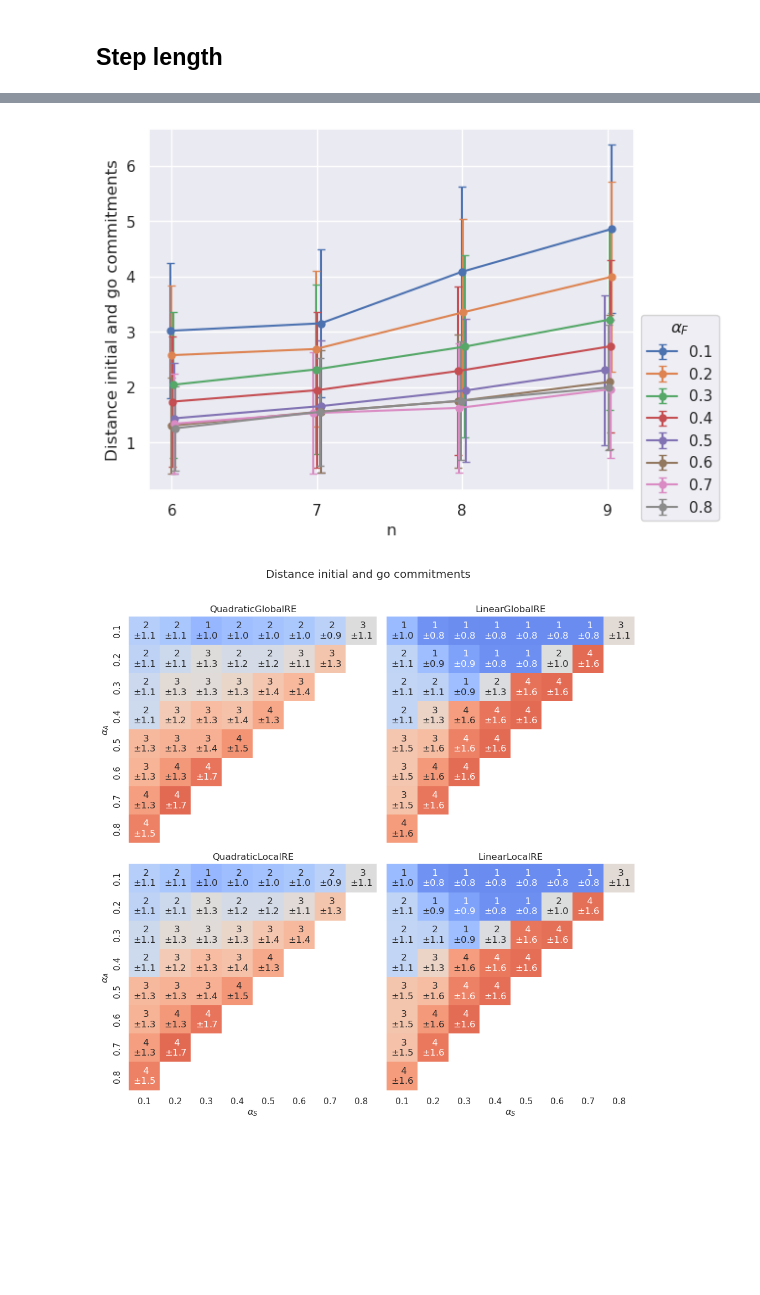
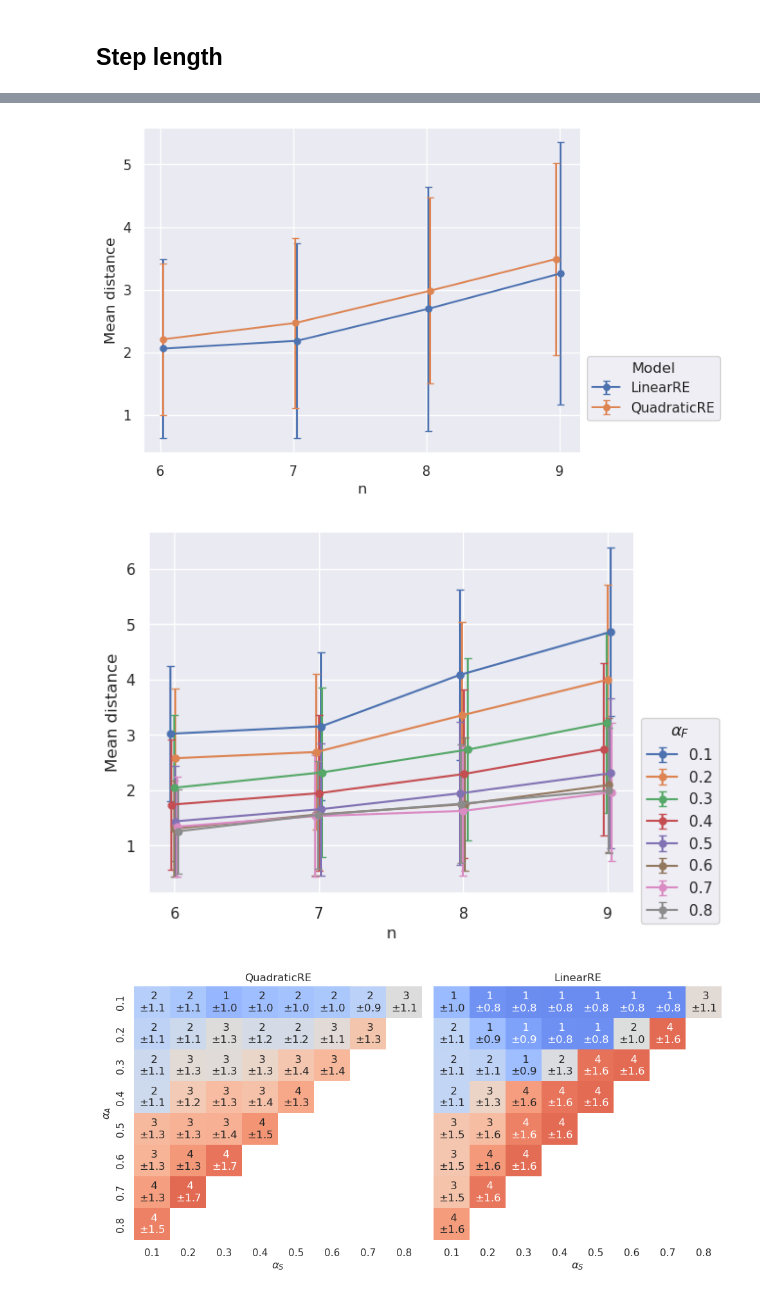
Before and after one commit to re-models/re-technical-report, a Jupyter notebook: notebooks/chapter_general-props.ipynb, the cells around one changed output, grey strips where cells are left out. Cells and saved outputs as stored; diff of their text form; code cells hidden in the pictures; blank space fills up the shorter version.

```diff
--- a/notebooks/chapter_general-props.ipynb
+++ b/notebooks/chapter_general-props.ipynb
@@ -36,9 +39,9 @@ figures_output_dir = path.join(Path(getcwd()).parent.absolute(), "report", "figu
 # %%
 usecols = ['model_name', 'ds', 'init_coms', 'n_sentence_pool', 'error_code' , 'process_length',
            'coms_evolution', 'weight_account', 'weight_systematicity', 'weight_faithfulness',
-           'ds_infer_dens', 'init_coms_size',
-           #'go_union_consistent', 'fp_union_consistent', 'n_global_optima', 'n_fixed_points',
-           #'go_coms_consistent', 'fp_coms_consistent',
+           'ds_infer_dens', 'init_coms_size', 'init_coms_dia_consistent', 'n_global_optima',
+           'init_final_coms_simple_hamming', 'n_fixed_points',
+            #'coms_evolution','theory_evolution',
            'global_optima']
 re_data= load_re_data(data_dir, data_file_name,
                  usecols=usecols,
@@ -89,6 +94,13 @@ LinearLocalRE        14330
 QuadraticGlobalRE    14399
 QuadraticLocalRE     14384
 dtype: int64
+# %%
+# For the global optima we want to compare linear and quadratic variants. For a proper labeling we include another columns.
+# df["group"] = df["group"].map({0: "zero", 1; "one"})
+re_data['q_or_l_model'] = re_data['model_name'].map({'QuadraticGlobalRE':'QuadraticRE',
+                                                     'LinearGlobalRE':'LinearRE',
+                                                     'QuadraticLocalRE':'QuadraticRE',
+                                                     'LinearLocalRE':'LinearRE'})
 # %% [markdown]
 ## Dialectical structures
 # %% [markdown]
@@ -210,0 +309,6 @@ plot_multiple_error_bars(data=re_data,
+# %%
+
+re_data['distance_go'] = re_data.apply(lambda x: mean_simple_hamming_distance([go_coms for go_theory, go_coms in x['global_optima']]), axis=1)
+# for some calcuations we need only one row per simulation set-up (and not all branches)
+cols_group_branches = ['model_name','ds','init_coms', 'weight_account', 'weight_systematicity']
+data_collapsed = re_data.drop_duplicates(cols_group_branches)
@@ -215,29 +348,34 @@ plot_multiple_error_bars(data=re_data,
 re_data['mean_distance_init_coms_go'] = re_data.apply(mean_d_init_coms_go, axis=1)
 # %%
 # restrict data to unique simulation setups to prevent multiple counting of branches
-re_data_unique_setups = re_data.drop_duplicates(["model_name",
-                         "ds",
-                         "n_sentence_pool",
-                         'weight_account',
-                         'weight_systematicity',
-                         'weight_faithfulness',
-                         'init_coms'
-                        ])
+cols_group_branches = ['model_name','ds','init_coms', 'weight_account', 'weight_systematicity']
+data_collapsed = re_data.drop_duplicates(cols_group_branches)
+# %%
+plot_multiple_error_bars(data=data_collapsed.loc[(data_collapsed['model_name']=='QuadraticGlobalRE') | (data_collapsed['model_name']=='LinearGlobalRE')],
+                         var_y='mean_distance_init_coms_go',
+                         ylabel='Mean distance',
+                         alt_labels={'QuadraticGlobalRE':'QuadraticRE', 'LinearGlobalRE':'LinearRE'},
+                         file_name='distance-go-coms-n',
+                         output_dir=figures_output_dir)
+# %% [output]
+[figure, added]
 # %%
-plot_multiple_error_bars(data=re_data_unique_setups,
+plot_multiple_error_bars(data=data_collapsed,
                          var_y='mean_distance_init_coms_go',
-                         ylabel='Distance initial and go commitments',
+                         ylabel='Mean distance',
                          var_hue='weight_faithfulness',
                          hue_title=r'$\alpha_F$',
-                         file_name='distance-go-coms',
+                         file_name='distance-go-coms-al',
                          output_dir=figures_output_dir)
 # %% [output]
-[figure, old version]
+[figure, new version]
 # %%
-normalized_heat_maps_by_weights(re_data = re_data_unique_setups,
-                                values = 'mean_distance_init_coms_go',
-                                title = 'Distance initial and go commitments',
-                                annot_std = True, annot_std_fmt = r'$\pm${:2.1f}',
-                                vmin=0, vmax=5)
+heat_maps_by_weights(re_data = data_collapsed.loc[(data_collapsed['model_name']=='QuadraticGlobalRE') | (data_collapsed['model_name']=='LinearGlobalRE')],
+                    values = 'mean_distance_init_coms_go',
+                    #title = 'Distance initial and go commitments',
+                    col_model='q_or_l_model',
+                    annot_std = True, annot_std_fmt = r'$\pm${:2.1f}',
+                    vmin=0, vmax=5,
+                    file_name='hm-mean-distance-init-coms-go', output_dir=figures_output_dir)
 # %% [output]
-[figure, old version]
+[figure, new version]
```
Also changed, not shown: parts of 36 cells of this notebook.
